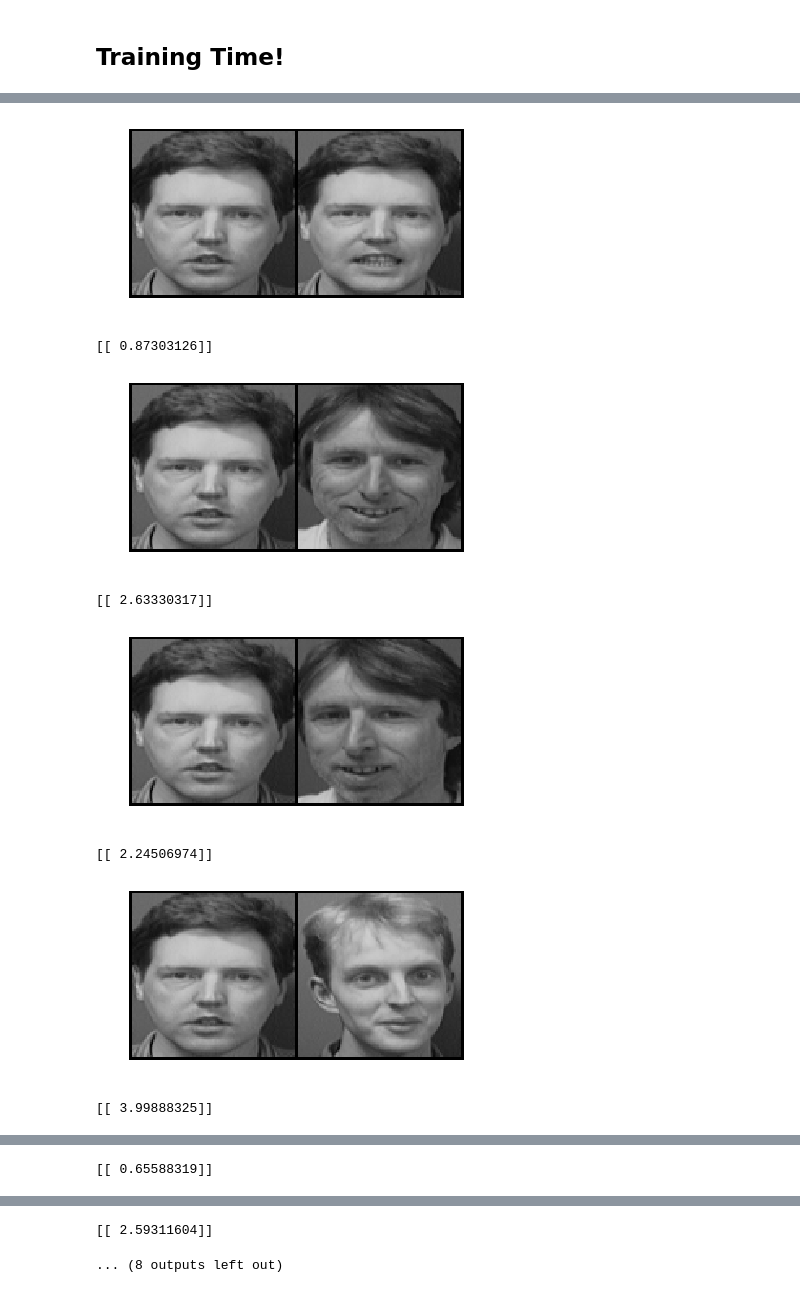
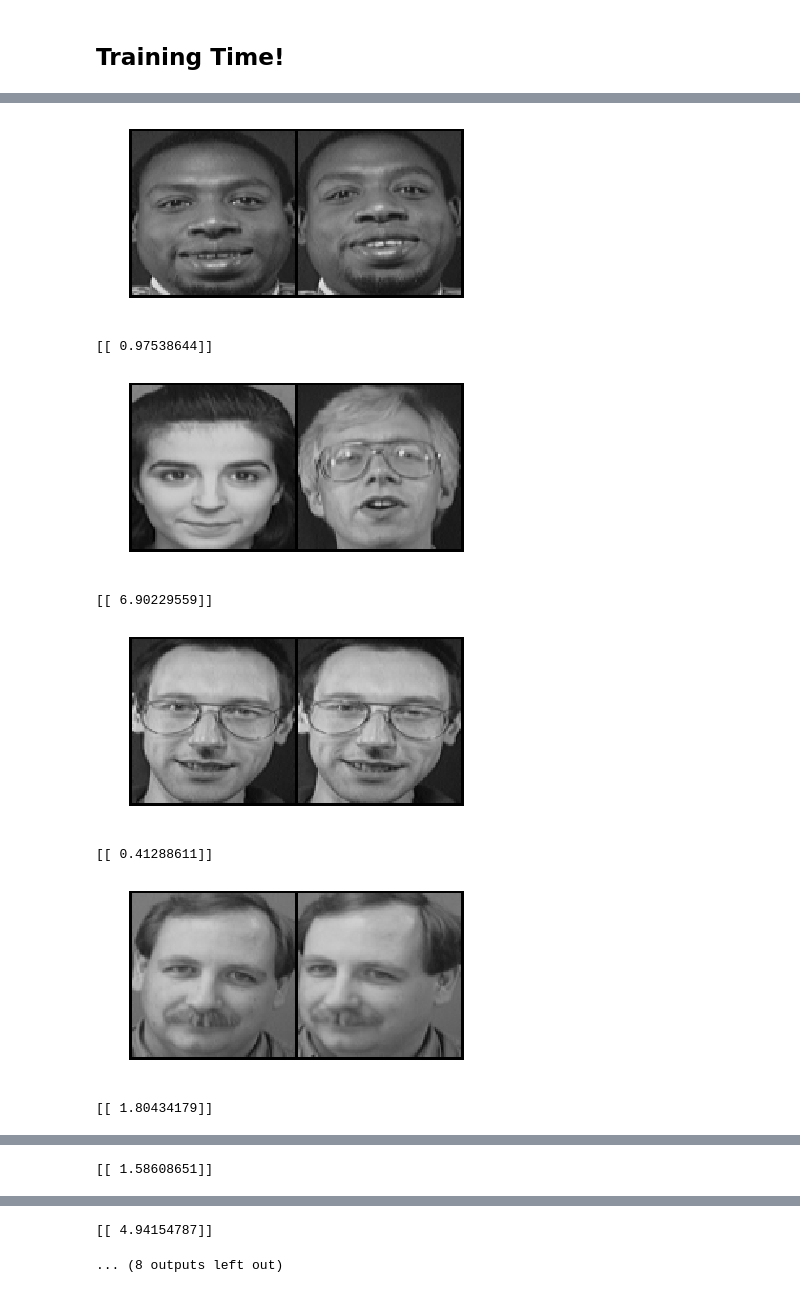
Before and after one commit to harveyslash/Facial-Similarity-with-Siamese-Networks-in-Pytorch, a Jupyter notebook: Siamese-networks-medium.ipynb, the cells around one changed output, grey strips where cells are left out. Drawn from its saved outputs; the diff is of its cells as text; code cells hidden in the pictures.

Commit message:
Cleanup and added test example

```diff
--- a/Siamese-networks-medium.ipynb
+++ b/Siamese-networks-medium.ipynb
@@ -99,9 +94,8 @@ The top row and the bottom row of any column is one pair. The 0s and 1s correspo
 vis_dataloader = DataLoader(siamese_dataset,
                         shuffle=True,
                         num_workers=8,
-                        batch_size=1)
+                        batch_size=8)
 dataiter = iter(vis_dataloader)
-
 
 
 example_batch = next(dataiter)
@@ -318,19 +230,0 @@ imshow(torchvision.utils.make_grid(torch.cat([test1,test2])))
-# %%
-output1,output2 = net(Variable(test1).cuda(),Variable(test2).cuda())
-
-euclidean_distance = F.pairwise_distance(output1, output2)
-print (euclidean_distance.cpu().data[0].numpy())
-# %%
-foler = dset.ImageFolder(root='./data/faces/testing/')
-siamese_dataset = SiameseNetworkDataset(imageFolderDataset=foler,
-                                        transform=transforms.Compose([transforms.Scale((100,100)),
-                                                                      transforms.ToTensor()])
-                                       ,should_invert=False)
-test_dataloader = DataLoader(siamese_dataset,
-                        shuffle=True,
-                        num_workers=1,
-                        batch_size=1)
-
-dataiter = iter(test_dataloader)
-
-x0,_,label = next(dataiter)
@@ -339,22 +234,21 @@ x0,_,label = next(dataiter)
 # %%
+test_dataloader = DataLoader(siamese_dataset,num_workers=6,batch_size=1,shuffle=True)
+dataiter = iter(test_dataloader)
+
 for i in range(10):
-    dataiter = iter(test_dataloader)
-    _,x1,label2 = next(dataiter)
-
-
+    x0,x1,label2 = next(dataiter)
     concatenated = torch.cat((x0,x1),0)
     imshow(torchvision.utils.make_grid(concatenated))
 
     output1,output2 = net(Variable(x0).cuda(),Variable(x1).cuda())
-
     euclidean_distance = F.pairwise_distance(output1, output2)
     print (euclidean_distance.cpu().data.numpy())
 # %% [output]
-[figure, old version]
+[figure, new version]
-[[ 0.87303126]]
+[[ 0.97538644]]
-[figure, old version]
+[figure, new version]
-[[ 2.63330317]]
+[[ 6.90229559]]
-[figure, old version]
+[figure, new version]
-[[ 2.24506974]]
+[[ 0.41288611]]
-[figure, old version]
+[figure, new version]
-[[ 3.99888325]]
+[[ 1.80434179]]
@@ -362 +256 @@ for i in range(10):
-[[ 0.65588319]]
+[[ 1.58608651]]
@@ -364,2 +258,2 @@ for i in range(10):
-[[ 2.59311604]]
+[[ 4.94154787]]
 ... (8 outputs left out)
```
Also changed, not shown: parts of 16 cells of this notebook.
